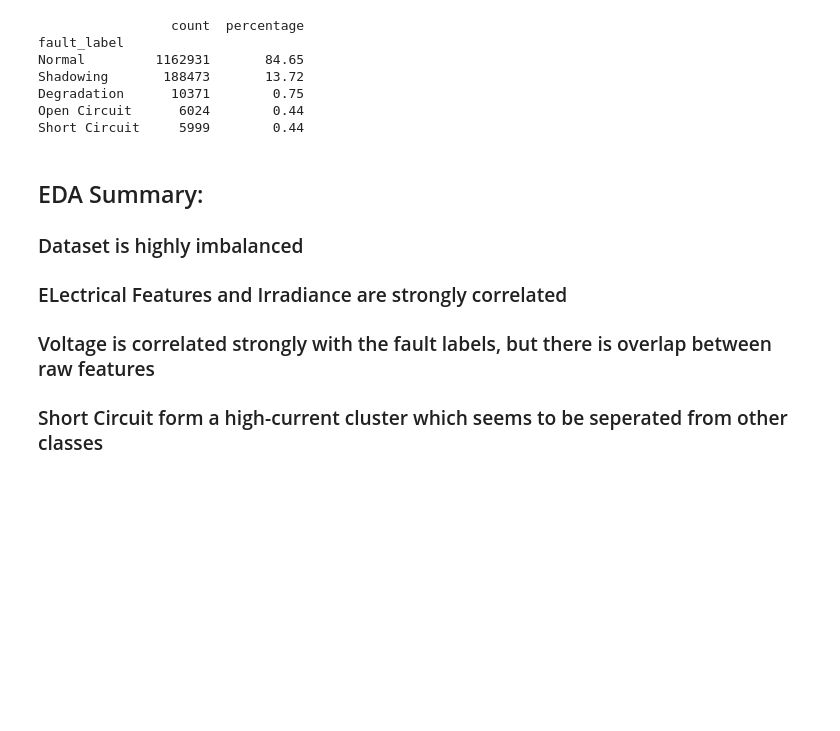
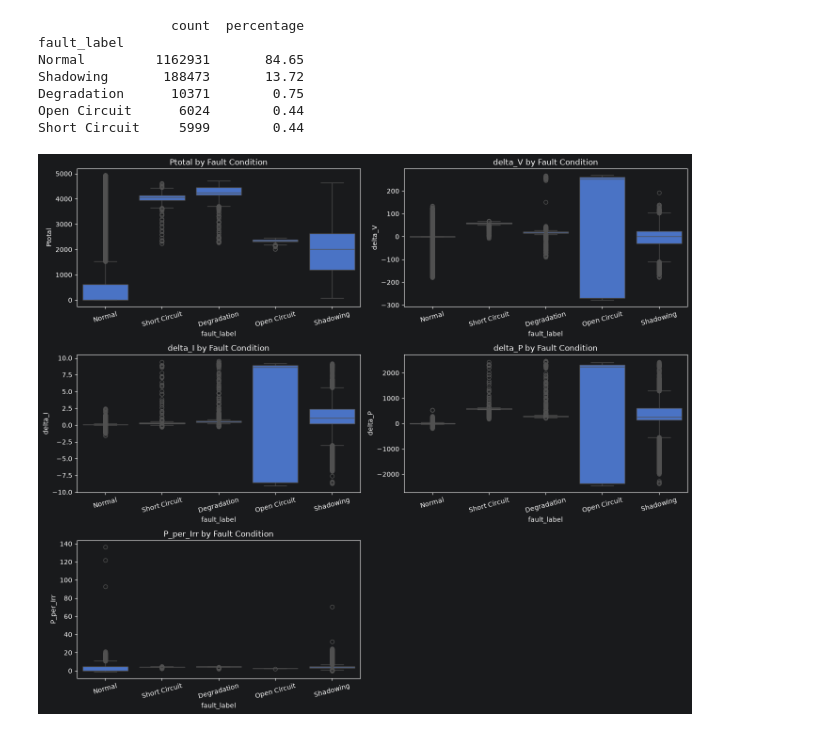
Before and after one commit to Aprakash-ai/solar-pv-fault-detection, a Jupyter notebook: notebooks/eda.ipynb, the cells around one changed output. Saved outputs shown, nothing was run; the diff lists cells and outputs as text; code cells hidden in the pictures; blank space fills up the shorter version.

Commit message:
Feature engineering - power, imbalance, and normalized features

```diff
--- a/notebooks/eda.ipynb
+++ b/notebooks/eda.ipynb
@@ -134,10 +134,28 @@ Shadowing       188473       13.72
 Degradation      10371        0.75
 Open Circuit      6024        0.44
 Short Circuit     5999        0.44
-# %% [markdown]
-## EDA Summary:
-
-### Dataset is highly imbalanced
-### ELectrical Features and Irradiance are strongly correlated
-### Voltage is correlated strongly with the fault labels, but there is overlap between raw features
-### Short Circuit form a high-current cluster which seems to be seperated from other classes
+# %%
+# for feature_engineering
+
+import sys
+sys.path.append('../src')
+from feature_engineering import add_engineered_features
+
+df = add_engineered_features(df)
+
+new_features = ['Ptotal', 'delta_V', 'delta_I', 'delta_P', 'P_per_Irr']
+
+fig, axes = plt.subplots(3, 2, figsize=(14, 12))
+axes = axes.flatten()
+
+for i, feature in enumerate(new_features):
+    sns.boxplot(data=df, x='fault_label', y=feature, order=fault_labels.values(), ax=axes[i])
+    axes[i].set_title(f'{feature} by Fault Condition')
+    axes[i].tick_params(axis='x', rotation=15)
+
+axes[-1].set_visible(False)  # hide the 6th empty subplot
+plt.tight_layout()
+plt.savefig('../reports/figures/engineered_feature_boxplots.png')
+plt.show()
+# %% [output]
+[figure, added]
```
Also changed, not shown: 2 other files.
